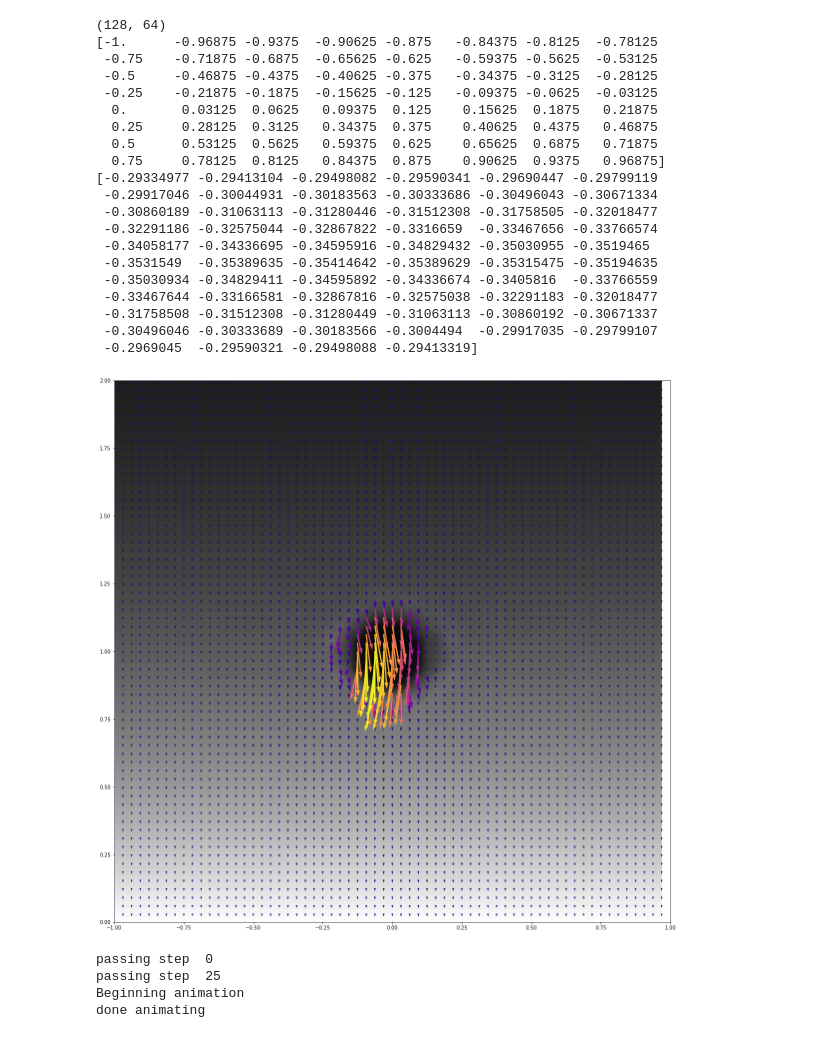
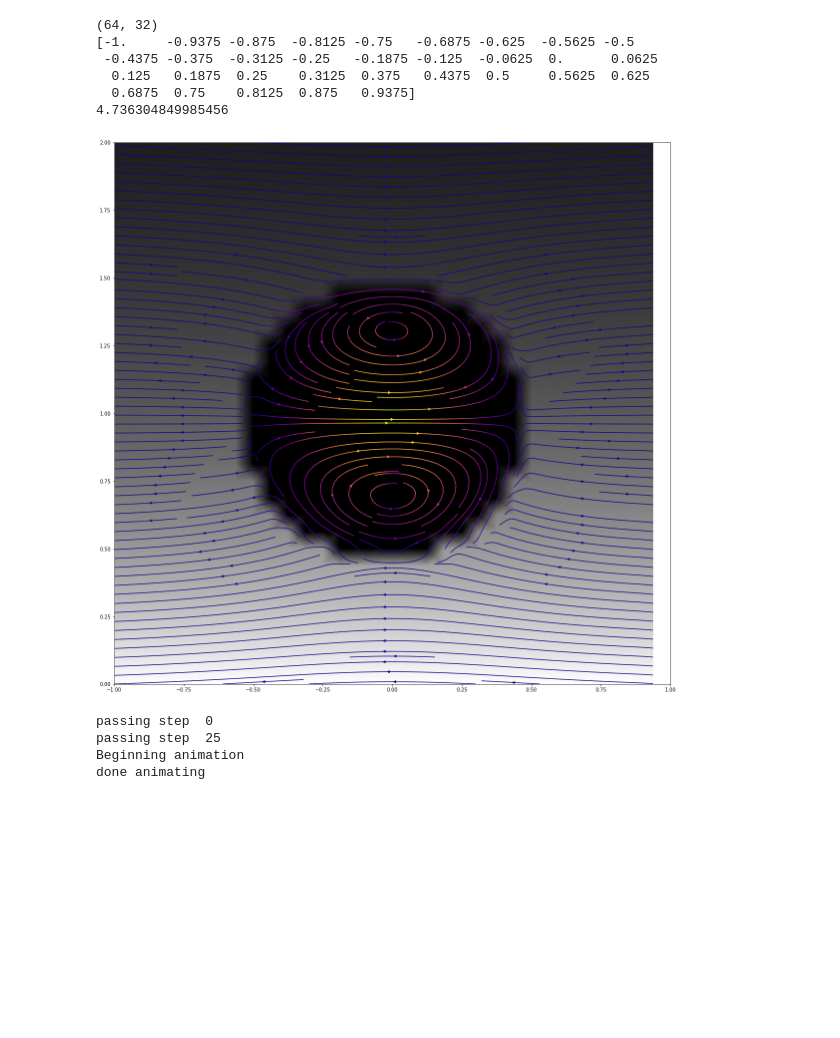
Before and after one commit to asmohov/bubbles, a Jupyter notebook: athena_testing/rt/plotting/b_field_slice.ipynb, the cells around one changed output. Cells and saved outputs as stored; diff of their text form; code cells hidden in the pictures; blank space fills up the shorter version.

```diff
--- a/athena_testing/rt/plotting/b_field_slice.ipynb
+++ b/athena_testing/rt/plotting/b_field_slice.ipynb
@@ -12,60 +12,46 @@ import matplotlib as mpl
 import athena_read
 
 
-file_name = '../mag_bubble/rt.block0.out2.00051.vtk'
+file_name = '../mag_bubble/rt.block0.out2.00000.vtk'
 
 data = athena_read.vtk(file_name)
 #print(data)
 #position space
 x_coords = data[0][:-1]
 z_coords = data[2][:-1]
 y_coords = data[1][:-1]
 #print(data[-1]['Bcc'].shape) mag field slicing
 splice = np.array(data[3]['Bcc'])
 splice = splice[:,16,:,:]
 #print(splice.shape)
 #rho slicing
 rho_splice = np.array(data[3]['rho'])
 rho_splice = rho_splice[:,16,:]
 print(rho_splice.shape)
 
 Bx = splice[:,:,0]
 By = splice[:,:,1]
 Bz = splice[:,:,2]
 Bmag = np.sqrt(Bx*Bx+By*By+Bz*Bz)
 
 fig, ax = plt.subplots(figsize=(20,20))
 ax.set_xlim(-1,1)
 ax.set_ylim(0,2)
 ax.pcolormesh(x_coords,z_coords,rho_splice,shading='gouraud',cmap='binary_r')
-q = ax.quiver(x_coords,z_coords,Bx,Bz,Bmag,cmap='plasma')
-#ax.pcolormesh(x_coords,z_coords,Bz,cmap='plasma')
+q = ax.streamplot(x_coords,z_coords,Bx,Bz,color=Bmag,cmap='plasma',density=4)
+#ax.pcolormesh(x_coords,z_coords,Bmag,cmap='plasma')
 print(x_coords)
-print(Bz[15])
+print(Bmag.max())
 #print(rho_splice[16,0])
 plt.show()
 # %% [output]
-(128, 64)
-[-1.      -0.96875 -0.9375  -0.90625 -0.875   -0.84375 -0.8125  -0.78125
- -0.75    -0.71875 -0.6875  -0.65625 -0.625   -0.59375 -0.5625  -0.53125
- -0.5     -0.46875 -0.4375  -0.40625 -0.375   -0.34375 -0.3125  -0.28125
- -0.25    -0.21875 -0.1875  -0.15625 -0.125   -0.09375 -0.0625  -0.03125
-  0.       0.03125  0.0625   0.09375  0.125    0.15625  0.1875   0.21875
-  0.25     0.28125  0.3125   0.34375  0.375    0.40625  0.4375   0.46875
-  0.5      0.53125  0.5625   0.59375  0.625    0.65625  0.6875   0.71875
-  0.75     0.78125  0.8125   0.84375  0.875    0.90625  0.9375   0.96875]
-[-0.29334977 -0.29413104 -0.29498082 -0.29590341 -0.29690447 -0.29799119
- -0.29917046 -0.30044931 -0.30183563 -0.30333686 -0.30496043 -0.30671334
- -0.30860189 -0.31063113 -0.31280446 -0.31512308 -0.31758505 -0.32018477
- -0.32291186 -0.32575044 -0.32867822 -0.3316659  -0.33467656 -0.33766574
- -0.34058177 -0.34336695 -0.34595916 -0.34829432 -0.35030955 -0.3519465
- -0.3531549  -0.35389635 -0.35414642 -0.35389629 -0.35315475 -0.35194635
- -0.35030934 -0.34829411 -0.34595892 -0.34336674 -0.3405816  -0.33766559
- -0.33467644 -0.33166581 -0.32867816 -0.32575038 -0.32291183 -0.32018477
- -0.31758508 -0.31512308 -0.31280449 -0.31063113 -0.30860192 -0.30671337
- -0.30496046 -0.30333689 -0.30183566 -0.3004494  -0.29917035 -0.29799107
- -0.2969045  -0.29590321 -0.29498088 -0.29413319]
+(64, 32)
+[-1.     -0.9375 -0.875  -0.8125 -0.75   -0.6875 -0.625  -0.5625 -0.5
+ -0.4375 -0.375  -0.3125 -0.25   -0.1875 -0.125  -0.0625  0.      0.0625
+  0.125   0.1875  0.25    0.3125  0.375   0.4375  0.5     0.5625  0.625
+  0.6875  0.75    0.8125  0.875   0.9375]
+4.736304849985456
-[figure, old version]
+[figure, new version]
 # %%
 #movie making section
 sys.path.append('/home/asmohov/athena/vis/python/')
```
Also changed, not shown: parts of 1 cell of this notebook, 10 other files.
